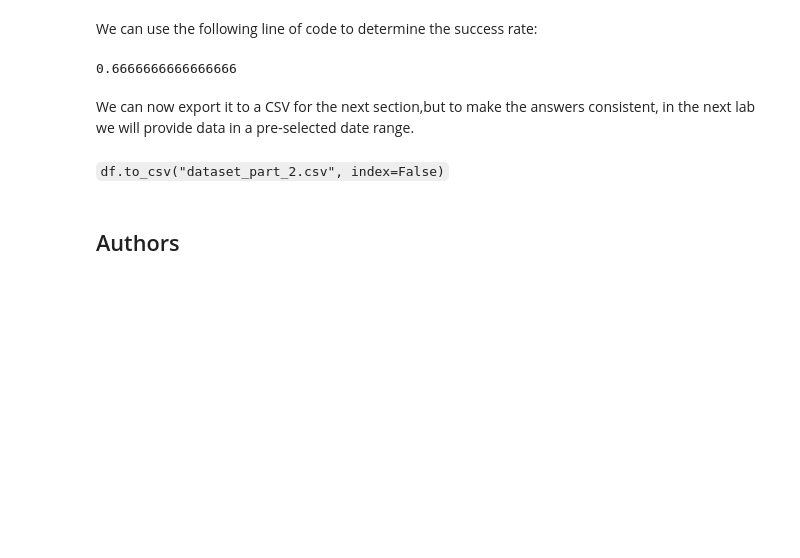
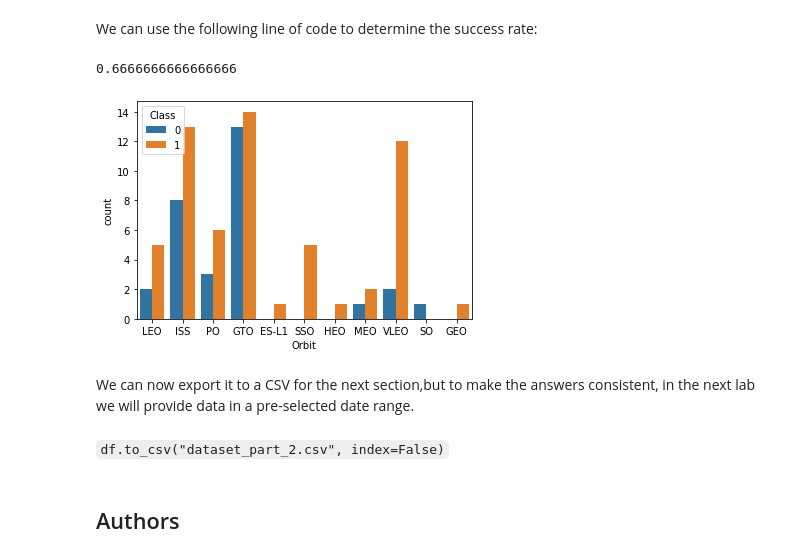
Before and after one commit to alex80ds/Coursera-IBM-DS, a Jupyter notebook: labs-jupyter-spacex-Data wrangling.ipynb, the cells around one changed output. Cells and saved outputs as stored; diff of their text form; code cells hidden in the pictures; blank space fills up the shorter version.

```diff
--- a/labs-jupyter-spacex-Data wrangling.ipynb
+++ b/labs-jupyter-spacex-Data wrangling.ipynb
@@ -251,3 +253,7 @@ df["Class"].mean()
+# %%
+sns.countplot(data=df, x= 'Orbit', hue = 'Class');
+# %% [output]
+[figure, added]
 # %%
 df.to_csv("dataset_part_2.csv", index=False)
 # %% [markdown]
```
Also changed, not shown: parts of 2 cells of this notebook.
